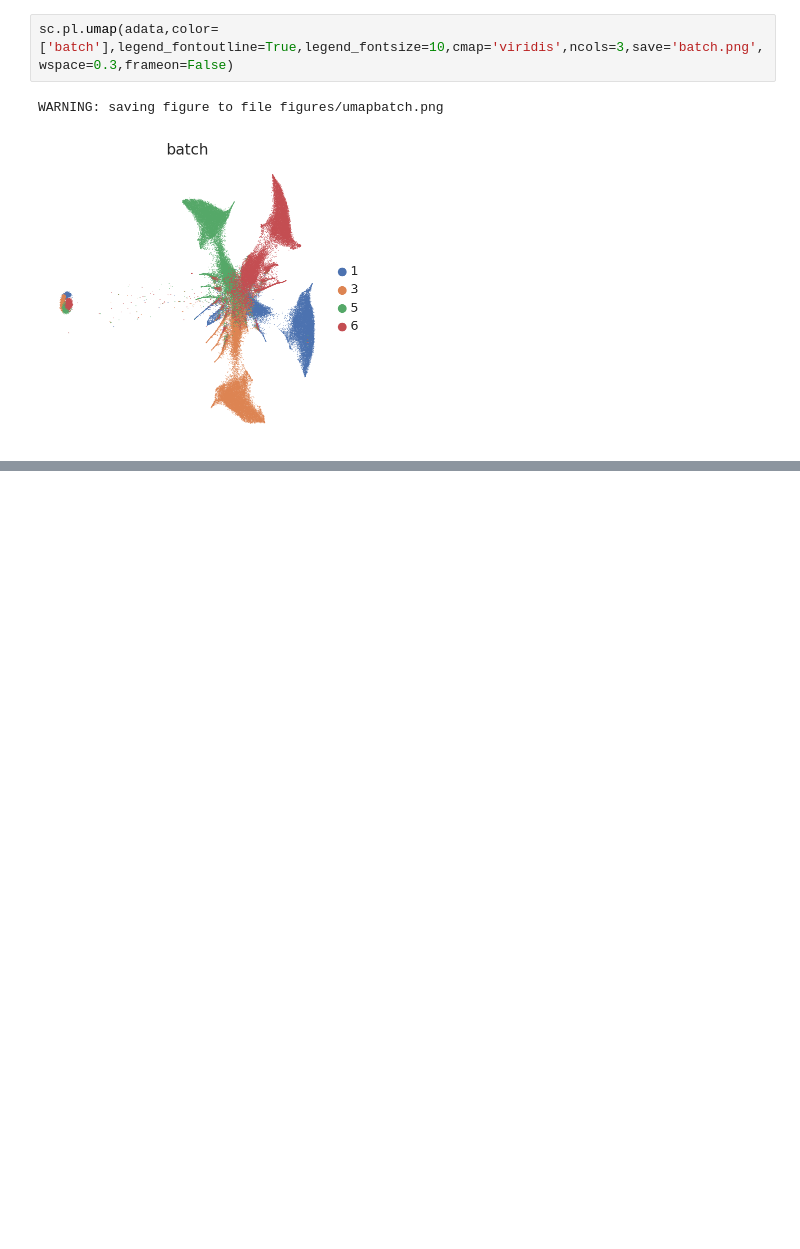
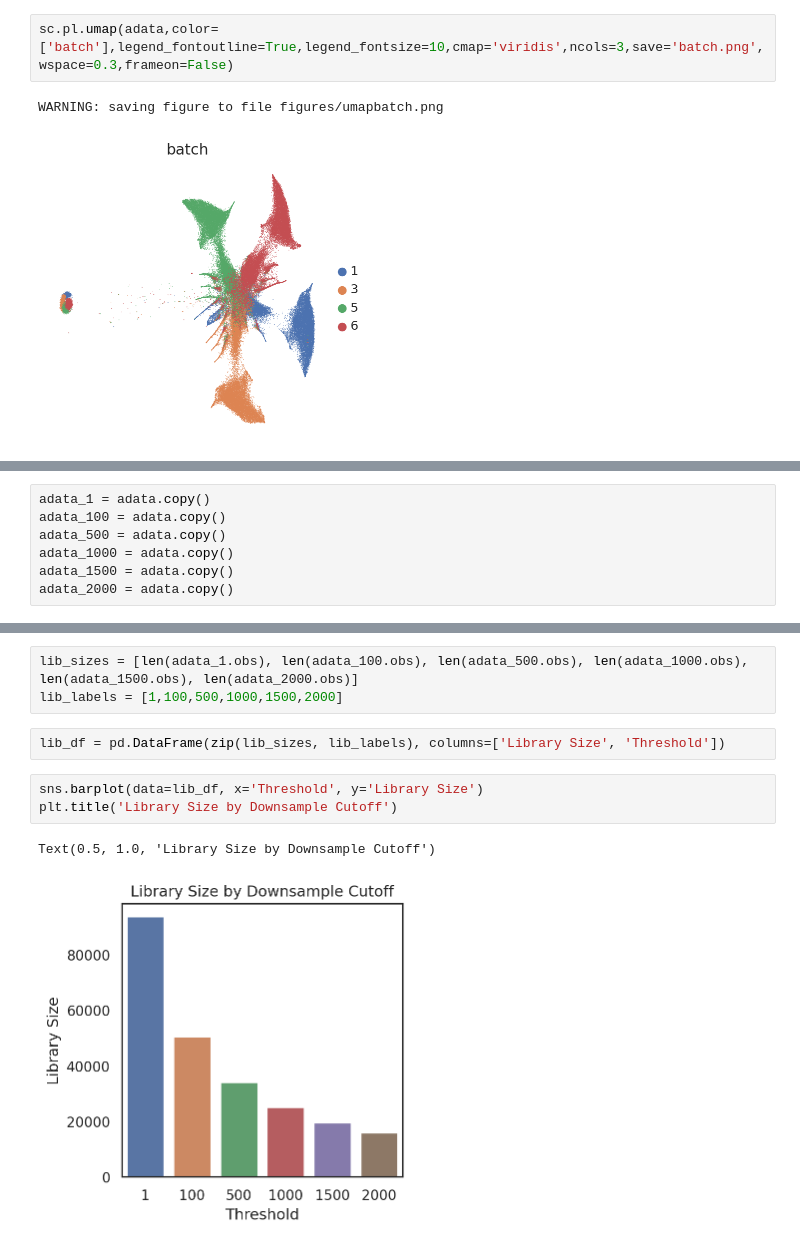
Before and after one commit to jlifferth/scRNAseq_bc, a Jupyter notebook: 04_4903_analysis.ipynb, the cells around one changed output, grey strips where cells are left out. Drawn from its saved outputs; the diff is of its cells as text; blank space fills up the shorter version.

```diff
--- a/04_4903_analysis.ipynb
+++ b/04_4903_analysis.ipynb
@@ -58,0 +67,7 @@ WARNING: saving figure to file figures/umapbatch.png
+# %%
+adata_1 = adata.copy()
+adata_100 = adata.copy()
+adata_500 = adata.copy()
+adata_1000 = adata.copy()
+adata_1500 = adata.copy()
+adata_2000 = adata.copy()
@@ -58,0 +113,11 @@ WARNING: saving figure to file figures/umapbatch.png
+# %%
+lib_sizes = [len(adata_1.obs), len(adata_100.obs), len(adata_500.obs), len(adata_1000.obs), len(adata_1500.obs), len(adata_2000.obs)]
+lib_labels = [1,100,500,1000,1500,2000]
+# %%
+lib_df = pd.DataFrame(zip(lib_sizes, lib_labels), columns=['Library Size', 'Threshold'])
+# %%
+sns.barplot(data=lib_df, x='Threshold', y='Library Size')
+plt.title('Library Size by Downsample Cutoff')
+# %% [output]
+Text(0.5, 1.0, 'Library Size by Downsample Cutoff')
+[figure, added]
```
Also changed, not shown: parts of 27 cells of this notebook.
